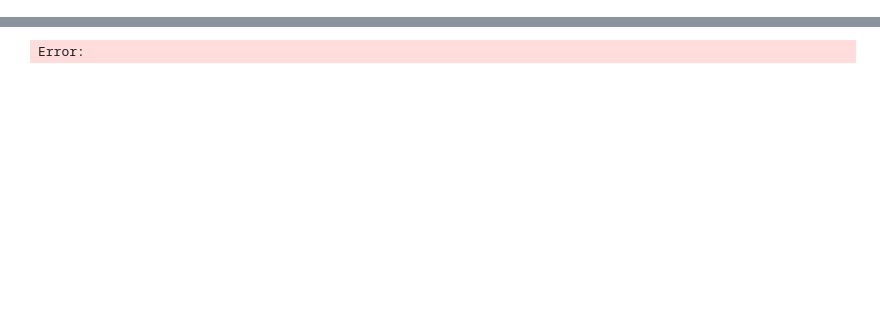
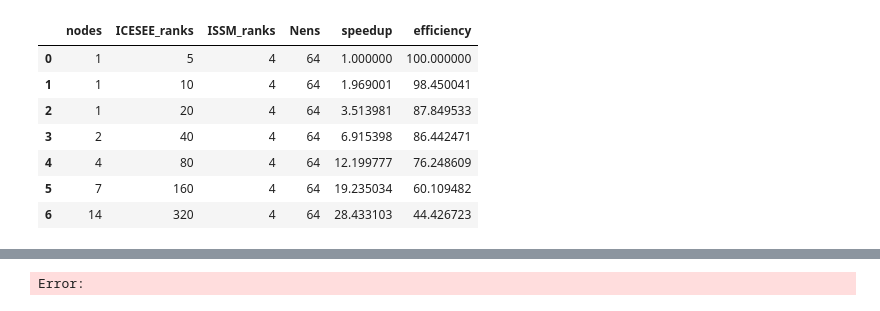
Before and after one commit to ICESEE-project/ICESEE, a Jupyter notebook: applications/issm_model/examples/ISMIP_Choi/plot_scaling.ipynb, the cells around one changed output, grey strips where cells are left out. Drawn from its saved outputs; the diff is of its cells as text; code cells hidden in the pictures; blank space fills up the shorter version.

```diff
--- a/applications/issm_model/examples/ISMIP_Choi/plot_scaling.ipynb
+++ b/applications/issm_model/examples/ISMIP_Choi/plot_scaling.ipynb
@@ -21,0 +178,15 @@ analyze_icesee("strong_scaling_0.log", scaling_type="strong_scaling", model_np=m
+# %%
+path = 'icesee_perf_outputs/strong_scaling_forecast_scaling.csv'
+df = pd.read_csv(path)
+df = form_new_columns(df,model_np=4,node_size=24,baseline_nens=64,flag="strong_scaling")
+generate_latex_table(df,table_name="Forecast", flag="strong_scaling",output_file="Strong_Scaling_Forecast_Table.tex")
+df
+# %% [output]
+|  | nodes | ICESEE_ranks | ISSM_ranks | Nens | speedup | efficiency |
+| 0 | 1 | 5 | 4 | 64 | 1.000000 | 100.000000 |
+| 1 | 1 | 10 | 4 | 64 | 1.969001 | 98.450041 |
+| 2 | 1 | 20 | 4 | 64 | 3.513981 | 87.849533 |
+| 3 | 2 | 40 | 4 | 64 | 6.915398 | 86.442471 |
+| 4 | 4 | 80 | 4 | 64 | 12.199777 | 76.248609 |
+| 5 | 7 | 160 | 4 | 64 | 19.235034 | 60.109482 |
+| 6 | 14 | 320 | 4 | 64 | 28.433103 | 44.426723 |
```
Also changed, not shown: parts of 15 cells of this notebook, 8 other files.
